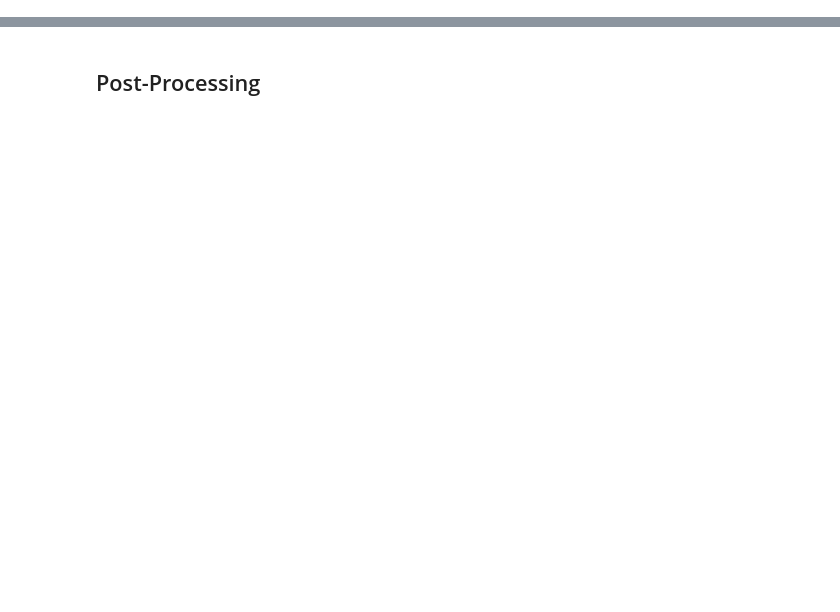
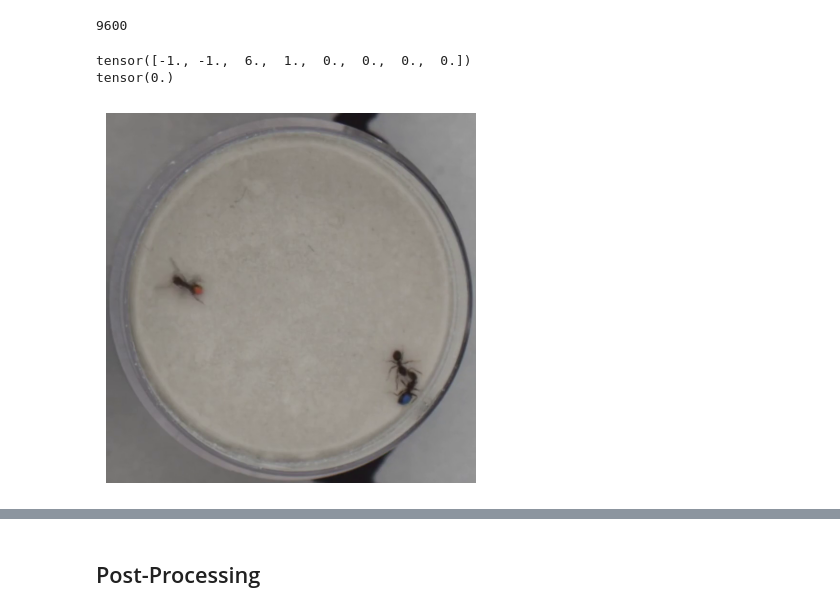
Before and after one commit to CausalLearningAI/ISTAnt, a Jupyter notebook: main.ipynb, the cells around one changed output, grey strips where cells are left out. Drawn from its saved outputs; the diff is of its cells as text; code cells hidden in the pictures; blank space fills up the shorter version.

```diff
--- a/main.ipynb
+++ b/main.ipynb
@@ -31,21 +10,23 @@ results[results.train == True].drop(["tr_equality_control", "tr_equality_treatme
 # %%
 dataset = PPCI(encoder = "dino",
                token = "class",
-               task = "all",
-               split_criteria = "experiment",
+               task = "or",
+               split_criteria = "position_easy",
                environment = "supervised",
-               #batch_size = 256,
+               batch_size = 256,
                num_proc = 4,
-               verbose = True)
-# dataset.plot_out_distribution()
-dataset.train( add_pred_env="supervised",
-              hidden_layers = 1,
+               verbose = True,
+               data_dir = 'data/istant_hq',
+               results_dir = 'results/istant_hq')
+#dataset.plot_out_distribution()
+dataset.train(add_pred_env="supervised",
+              hidden_layers = 2,
               hidden_nodes = 256,
               batch_size = 256,
-              lr = 0.005,
-              seed = 0,
+              lr = 0.0005,
+              seed = 4,
               num_epochs=10,
-              save = True,
+              save = False,
               verbose=True)
 # dataset.visualize(k=8, save=True)
 # result_tr_y = dataset.evaluate(color="yellow", train=True, verbose=False)
@@ -56,0 +66,20 @@ dataset.supervised["Y"][:,1].mean()
+# %%
+len(dataset.supervised["T"][dataset.supervised["split"]]==2)
+# %% [output]
+9600
+# %%
+exp = 0
+pos = 6
+frame = 720
+
+frame_id = ((dataset.supervised["source_data"]["experiment"] == exp) & (dataset.supervised["source_data"]["position"] == pos) & (dataset.supervised["source_data"]["frame"] == frame)).nonzero(as_tuple=True)[0][0].item()
+img = dataset.supervised["source_data"][frame_id]["image"] # shape 3, 770, 770
+print(dataset.supervised["W"][frame])
+print(dataset.supervised["Y"][frame])
+# remove ticks
+plt.axis('off')
+plt.imshow(img.permute(1, 2, 0));
+# %% [output]
+tensor([-1., -1.,  6.,  1.,  0.,  0.,  0.,  0.])
+tensor(0.)
+[figure, added]
```
Also changed, not shown: parts of 9 cells of this notebook, 9 other files.
